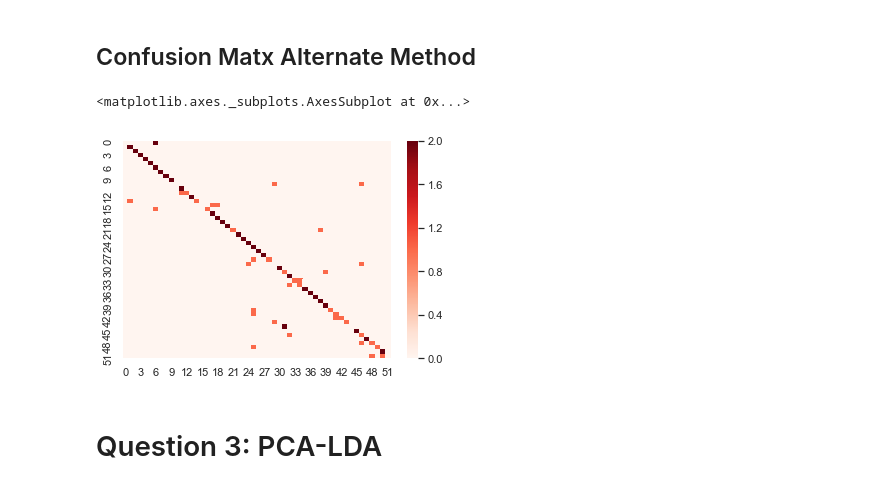
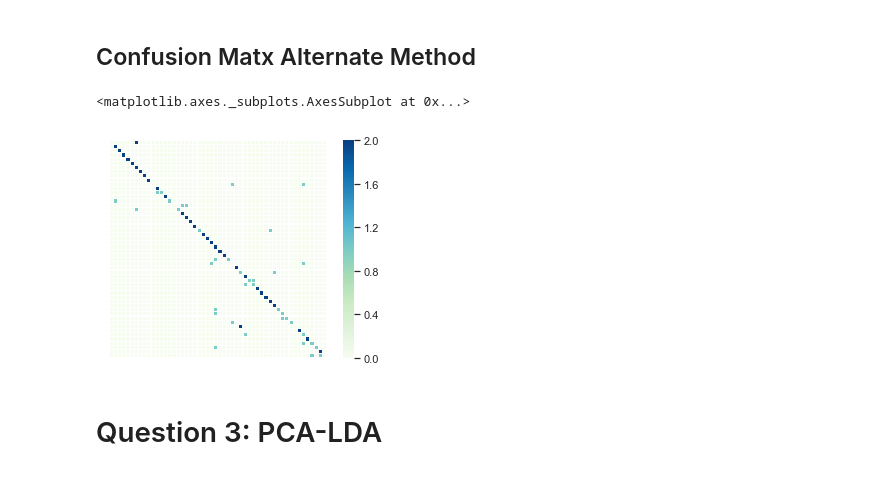
Before and after one commit to patrickreich/patternrec, a Jupyter notebook: CW1.ipynb, the cells around one changed output. Saved outputs shown, nothing was run; the diff lists cells and outputs as text; code cells hidden in the pictures.

```diff
--- a/CW1.ipynb
+++ b/CW1.ipynb
@@ -672,14 +672,14 @@ accuracy_score(min_error_array_l, test_id)
 # %%
 from sklearn.metrics import confusion_matrix
 import seaborn as sns
 
 
 conf_mat = confusion_matrix(test_id_l.ravel(), min_error_array_l)
 #conf_mat.reshape(52,52)
-sns.heatmap(conf_mat, cmap=plt.cm.Reds)
+sns.heatmap(conf_mat, cmap="GnBu", linewidth = 0.1, xticklabels=False, yticklabels=False, square=True)
 # %% [output]
 <matplotlib.axes._subplots.AxesSubplot at 0x...>
-[figure, old version]
+[figure, new version]
 # %% [markdown]
 # Question 3: PCA-LDA
 # %%
```
Also changed, not shown: parts of 2 cells of this notebook.
